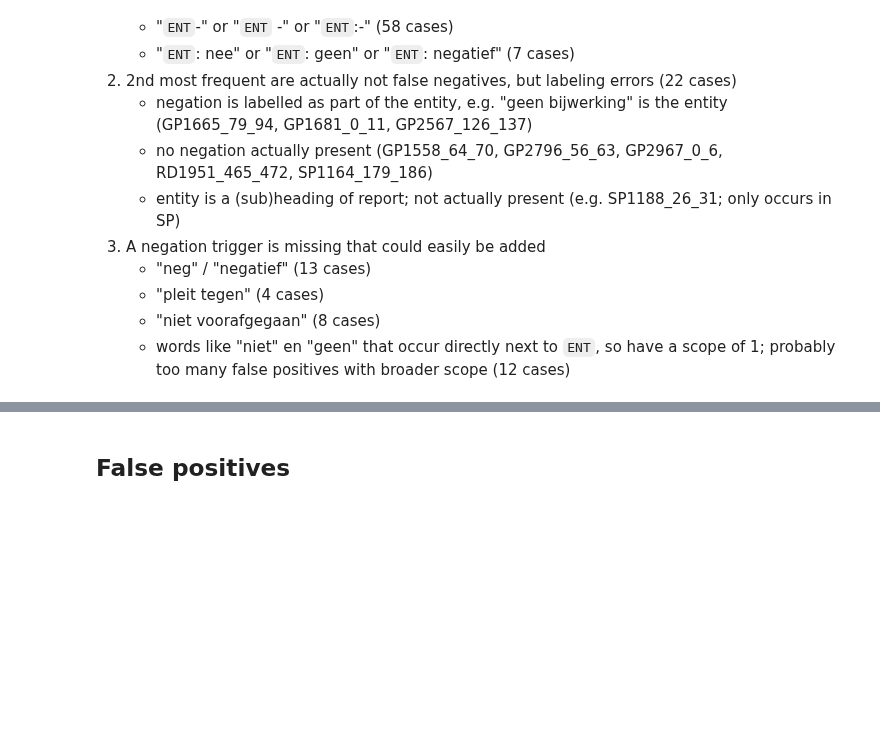
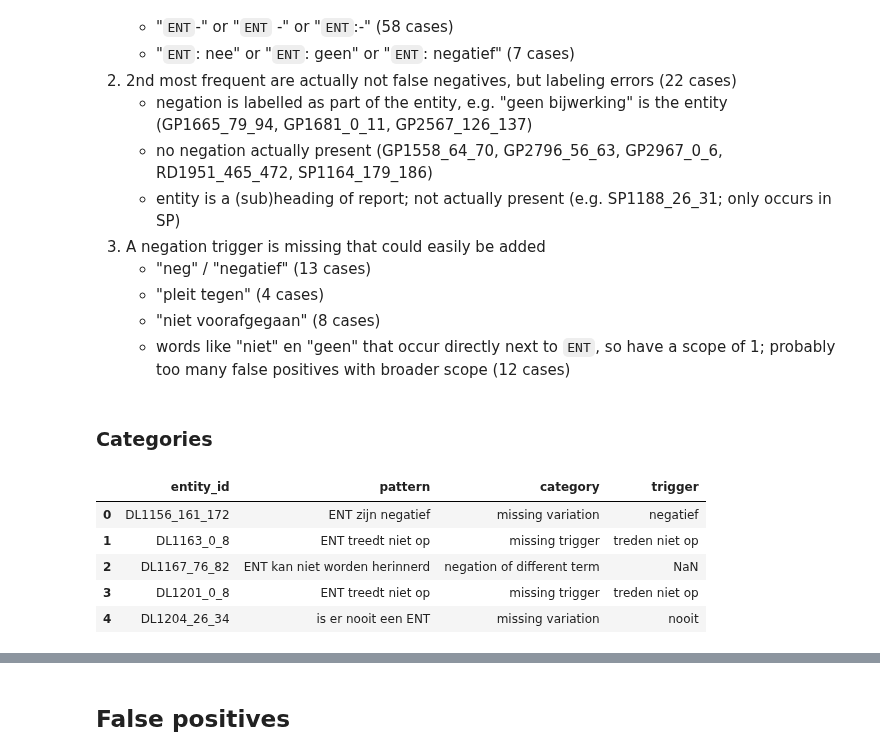
Before and after one commit to umcu/negation-detection, a Jupyter notebook: 02_error_analysis.ipynb, the cells around one changed output, grey strips where cells are left out. Cells and saved outputs as stored; diff of their text form; code cells hidden in the pictures; blank space fills up the shorter version.

Commit message:
Inspect rule-based error categories

```diff
--- a/02_error_analysis.ipynb
+++ b/02_error_analysis.ipynb
@@ -409,3 +411,16 @@ get_document_text(next(g_FNs_rule), dcc_dir, results);
     - "pleit tegen" (4 cases)
     - "niet voorafgegaan" (8 cases)
     - words like "niet" en "geen" that occur directly next to `ENT`, so have a scope of 1; probably too many false positives with broader scope (12 cases)
+# %% [markdown]
+### Categories
+# %%
+# Load entity_id, snippet containing error, error category, and (absence of) trigger involved
+errors_FN = pd.read_csv(result_dir / 'false-negatives_rule-based.csv', sep = ';')
+errors_FN.head()
+# %% [output]
+|  | entity_id | pattern | category | trigger |
+| 0 | DL1156_161_172 | ENT zijn negatief | missing variation | negatief |
+| 1 | DL1163_0_8 | ENT treedt niet op | missing trigger | treden niet op |
+| 2 | DL1167_76_82 | ENT kan niet worden herinnerd | negation of different term | NaN |
+| 3 | DL1201_0_8 | ENT treedt niet op | missing trigger | treden niet op |
+| 4 | DL1204_26_34 | is er nooit een ENT | missing variation | nooit |
```
Also changed, not shown: parts of 10 cells of this notebook.
